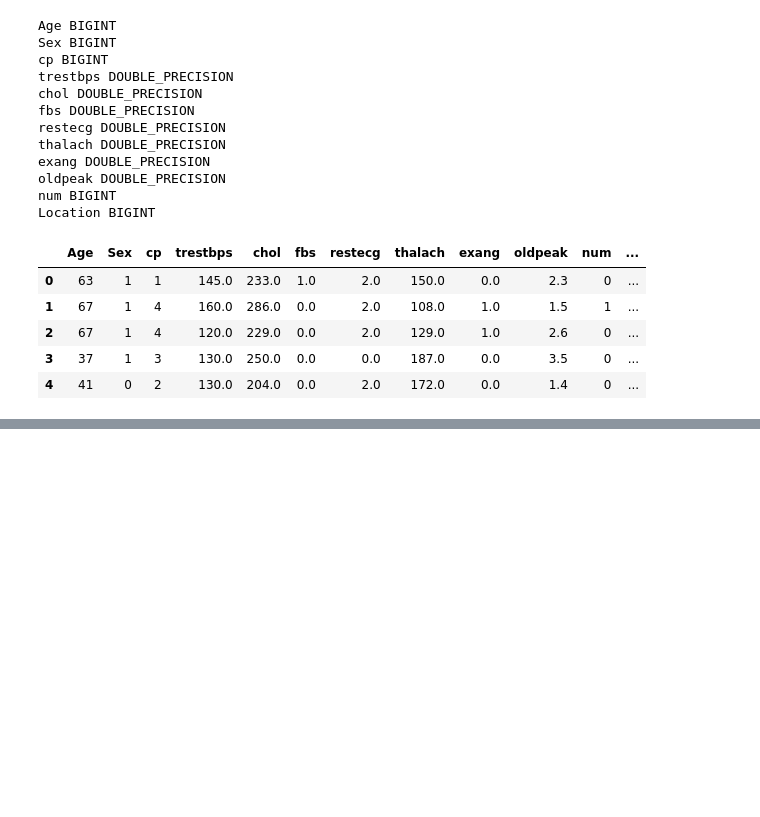
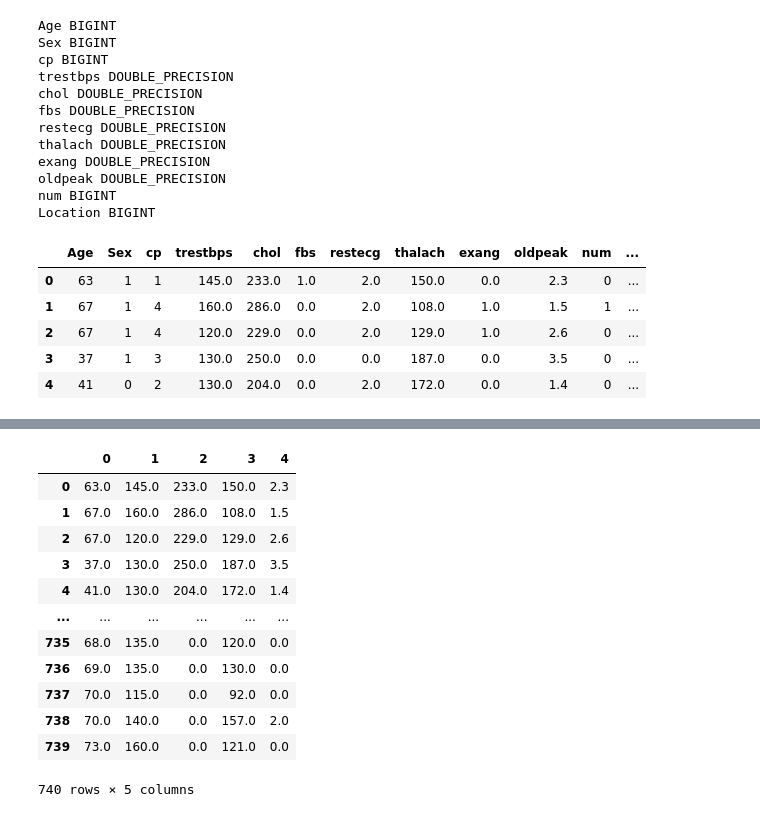
Before and after one commit to jenny0741/final_project, a Jupyter notebook: notebooks/data_query.ipynb, the cells around one changed output, grey strips where cells are left out. Saved outputs shown, nothing was run; the diff lists cells and outputs as text; code cells hidden in the pictures; blank space fills up the shorter version.

```diff
--- a/notebooks/data_query.ipynb
+++ b/notebooks/data_query.ipynb
@@ -165,0 +428,16 @@ print(f"Loss: {model_loss}, Accuracy: {model_accuracy}")
+# %%
+pd.DataFrame(sel.transform(X))
+# %% [output]
+|  | 0 | 1 | 2 | 3 | 4 |
+| 0 | 63.0 | 145.0 | 233.0 | 150.0 | 2.3 |
+| 1 | 67.0 | 160.0 | 286.0 | 108.0 | 1.5 |
+| 2 | 67.0 | 120.0 | 229.0 | 129.0 | 2.6 |
+| 3 | 37.0 | 130.0 | 250.0 | 187.0 | 3.5 |
+| 4 | 41.0 | 130.0 | 204.0 | 172.0 | 1.4 |
+| ... | ... | ... | ... | ... | ... |
+| 735 | 68.0 | 135.0 | 0.0 | 120.0 | 0.0 |
+| 736 | 69.0 | 135.0 | 0.0 | 130.0 | 0.0 |
+| 737 | 70.0 | 115.0 | 0.0 | 92.0 | 0.0 |
+| 738 | 70.0 | 140.0 | 0.0 | 157.0 | 2.0 |
+| 739 | 73.0 | 160.0 | 0.0 | 121.0 | 0.0 |
+740 rows × 5 columns
```
Also changed, not shown: parts of 40 cells of this notebook.
